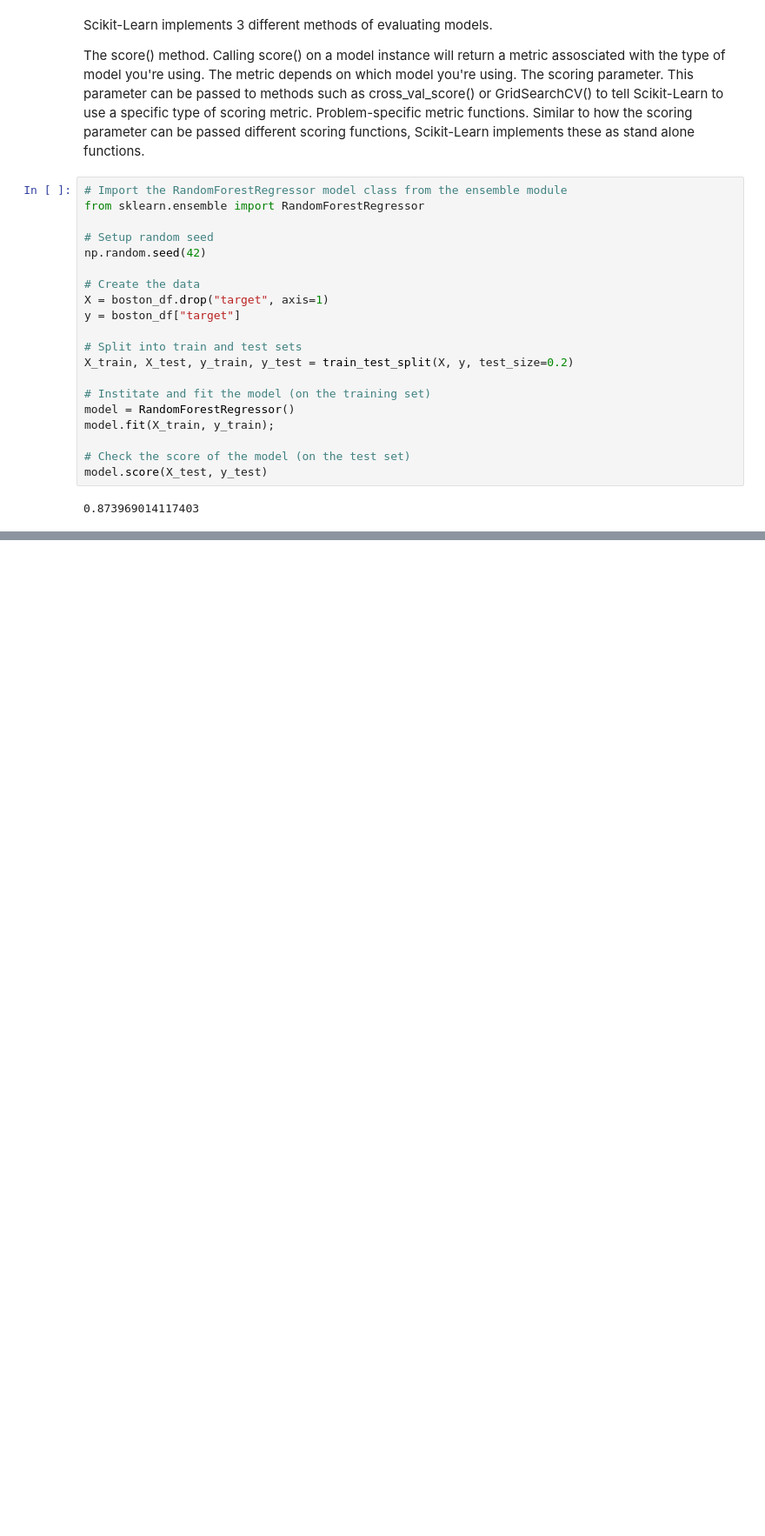
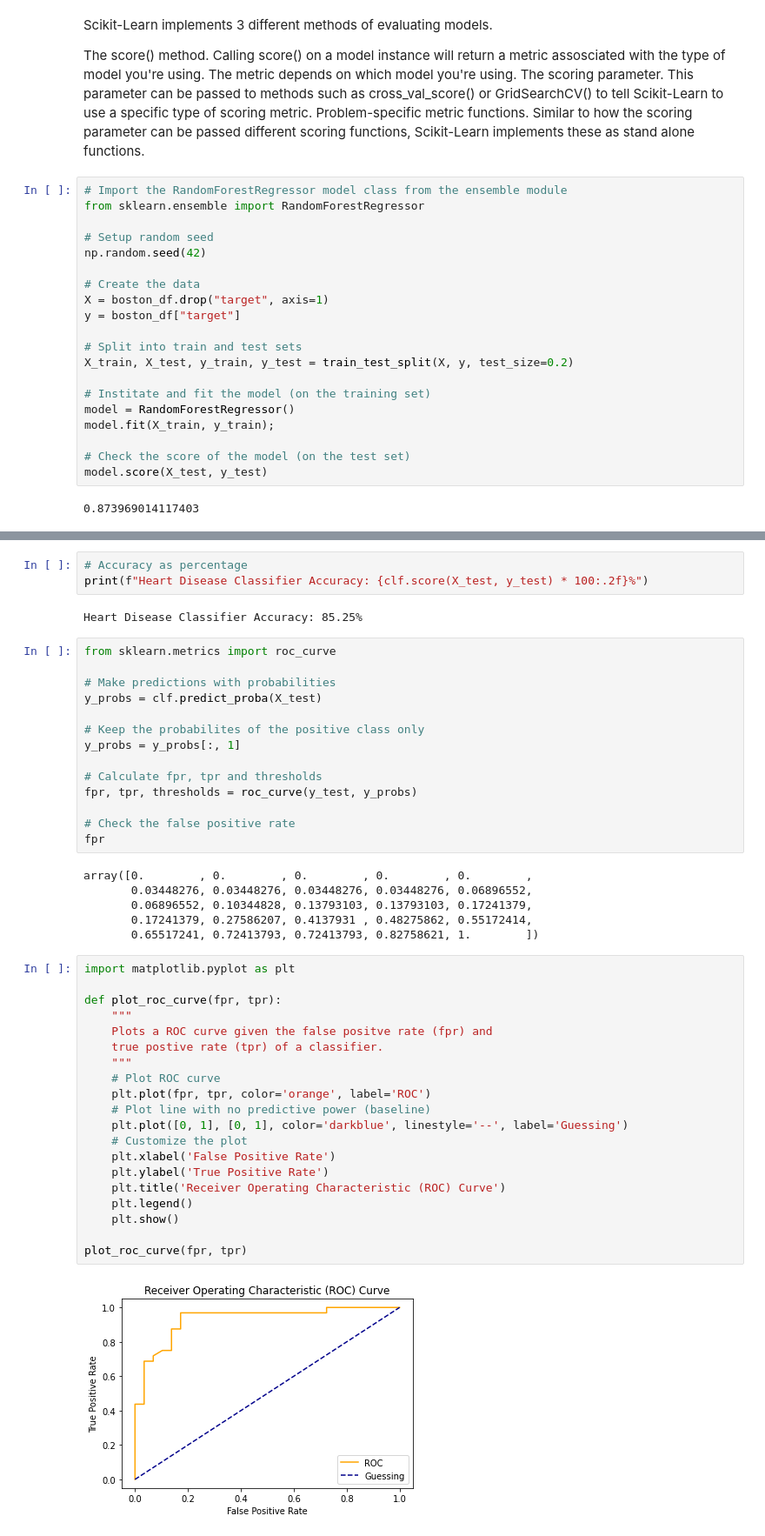
Before and after one commit to buriihenry/Machine_Learning-1, a Jupyter notebook: End to End ML/End to end ML Project.ipynb, the cells around one changed output, grey strips where cells are left out. Shown: that part at 87% size. Saved outputs shown, nothing was run; the diff lists cells and outputs as text; blank space fills up the shorter version.

```diff
--- a/End to End ML/End to end ML Project.ipynb
+++ b/End to End ML/End to end ML Project.ipynb
@@ -893,0 +954,47 @@ model.score(X_test, y_test)
+# %%
+# Accuracy as percentage
+print(f"Heart Disease Classifier Accuracy: {clf.score(X_test, y_test) * 100:.2f}%")
+# %% [output]
+Heart Disease Classifier Accuracy: 85.25%
+# %%
+from sklearn.metrics import roc_curve
+
+# Make predictions with probabilities
+y_probs = clf.predict_proba(X_test)
+
+# Keep the probabilites of the positive class only
+y_probs = y_probs[:, 1]
+
+# Calculate fpr, tpr and thresholds
+fpr, tpr, thresholds = roc_curve(y_test, y_probs)
+
+# Check the false positive rate
+fpr
+# %% [output]
+array([0.        , 0.        , 0.        , 0.        , 0.        ,
+       0.03448276, 0.03448276, 0.03448276, 0.03448276, 0.06896552,
+       0.06896552, 0.10344828, 0.13793103, 0.13793103, 0.17241379,
+       0.17241379, 0.27586207, 0.4137931 , 0.48275862, 0.55172414,
+       0.65517241, 0.72413793, 0.72413793, 0.82758621, 1.        ])
+# %%
+import matplotlib.pyplot as plt
+
+def plot_roc_curve(fpr, tpr):
+    """
+    Plots a ROC curve given the false positve rate (fpr) and
+    true postive rate (tpr) of a classifier.
+    """
+    # Plot ROC curve
+    plt.plot(fpr, tpr, color='orange', label='ROC')
+    # Plot line with no predictive power (baseline)
+    plt.plot([0, 1], [0, 1], color='darkblue', linestyle='--', label='Guessing')
+    # Customize the plot
+    plt.xlabel('False Positive Rate')
+    plt.ylabel('True Positive Rate')
+    plt.title('Receiver Operating Characteristic (ROC) Curve')
+    plt.legend()
+    plt.show()
+
+plot_roc_curve(fpr, tpr)
+# %% [output]
+[figure, added]
```
Also changed, not shown: parts of 27 cells of this notebook, 1 other file.
